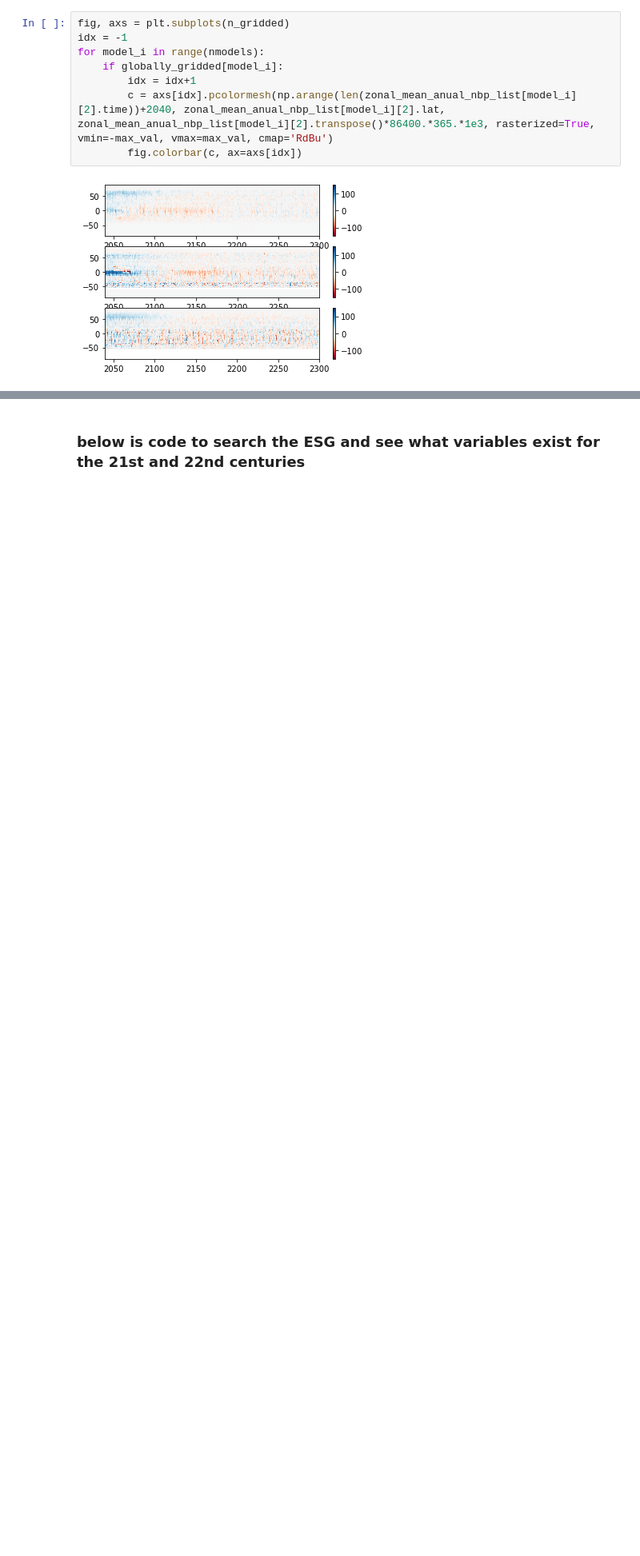
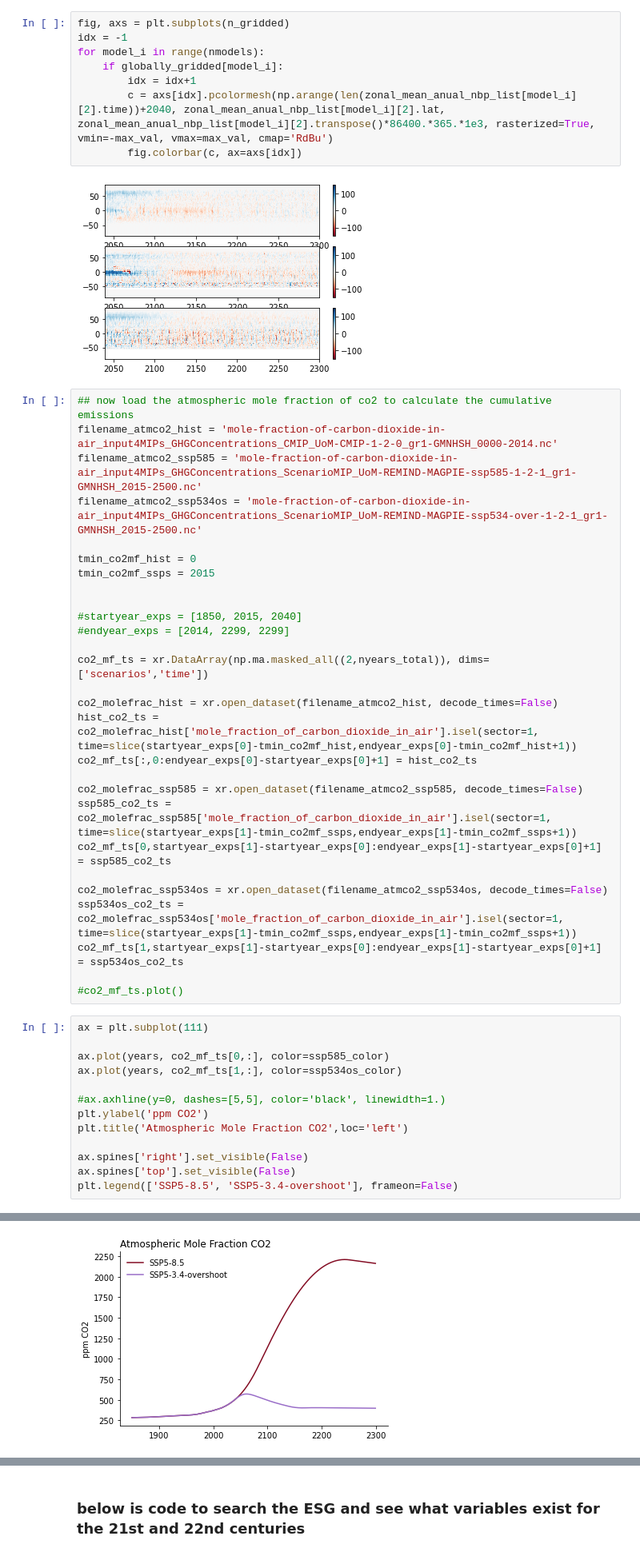
Before and after one commit to ckoven/longterm_carboncycle_three_ssps, a Jupyter notebook: longterm_carboncycle.ipynb, the cells around one changed output, grey strips where cells are left out. Shown at 80% size. Cells and saved outputs as stored; diff of their text form; blank space fills up the shorter version.

```diff
--- a/longterm_carboncycle.ipynb
+++ b/longterm_carboncycle.ipynb
@@ -500,3 +534,45 @@ for model_i in range(nmodels):
         fig.colorbar(c, ax=axs[idx])
 # %% [output]
 [figure]
+# %%
+## now load the atmospheric mole fraction of co2 to calculate the cumulative emissions
+filename_atmco2_hist = 'mole-fraction-of-carbon-dioxide-in-air_input4MIPs_GHGConcentrations_CMIP_UoM-CMIP-1-2-0_gr1-GMNHSH_0000-2014.nc'
+filename_atmco2_ssp585 = 'mole-fraction-of-carbon-dioxide-in-air_input4MIPs_GHGConcentrations_ScenarioMIP_UoM-REMIND-MAGPIE-ssp585-1-2-1_gr1-GMNHSH_2015-2500.nc'
+filename_atmco2_ssp534os = 'mole-fraction-of-carbon-dioxide-in-air_input4MIPs_GHGConcentrations_ScenarioMIP_UoM-REMIND-MAGPIE-ssp534-over-1-2-1_gr1-GMNHSH_2015-2500.nc'
+
+tmin_co2mf_hist = 0
+tmin_co2mf_ssps = 2015
+
+
+#startyear_exps = [1850, 2015, 2040]
+#endyear_exps = [2014, 2299, 2299]
+
+co2_mf_ts = xr.DataArray(np.ma.masked_all((2,nyears_total)), dims=['scenarios','time'])
+
+co2_molefrac_hist = xr.open_dataset(filename_atmco2_hist, decode_times=False)
+hist_co2_ts = co2_molefrac_hist['mole_fraction_of_carbon_dioxide_in_air'].isel(sector=1, time=slice(startyear_exps[0]-tmin_co2mf_hist,endyear_exps[0]-tmin_co2mf_hist+1))
+co2_mf_ts[:,0:endyear_exps[0]-startyear_exps[0]+1] = hist_co2_ts
+
+co2_molefrac_ssp585 = xr.open_dataset(filename_atmco2_ssp585, decode_times=False)
+ssp585_co2_ts = co2_molefrac_ssp585['mole_fraction_of_carbon_dioxide_in_air'].isel(sector=1, time=slice(startyear_exps[1]-tmin_co2mf_ssps,endyear_exps[1]-tmin_co2mf_ssps+1))
+co2_mf_ts[0,startyear_exps[1]-startyear_exps[0]:endyear_exps[1]-startyear_exps[0]+1] = ssp585_co2_ts
+
+co2_molefrac_ssp534os = xr.open_dataset(filename_atmco2_ssp534os, decode_times=False)
+ssp534os_co2_ts = co2_molefrac_ssp534os['mole_fraction_of_carbon_dioxide_in_air'].isel(sector=1, time=slice(startyear_exps[1]-tmin_co2mf_ssps,endyear_exps[1]-tmin_co2mf_ssps+1))
+co2_mf_ts[1,startyear_exps[1]-startyear_exps[0]:endyear_exps[1]-startyear_exps[0]+1] = ssp534os_co2_ts
+
+#co2_mf_ts.plot()
+# %%
+ax = plt.subplot(111)
+
+ax.plot(years, co2_mf_ts[0,:], color=ssp585_color)
+ax.plot(years, co2_mf_ts[1,:], color=ssp534os_color)
+
+#ax.axhline(y=0, dashes=[5,5], color='black', linewidth=1.)
+plt.ylabel('ppm CO2')
+plt.title('Atmospheric Mole Fraction CO2',loc='left')
+
+ax.spines['right'].set_visible(False)
+ax.spines['top'].set_visible(False)
+plt.legend(['SSP5-8.5', 'SSP5-3.4-overshoot'], frameon=False)
+# %% [output]
@@ -502,0 +580 @@ for model_i in range(nmodels):
+[figure, added]
```
Also changed, not shown: parts of 7 cells of this notebook.
